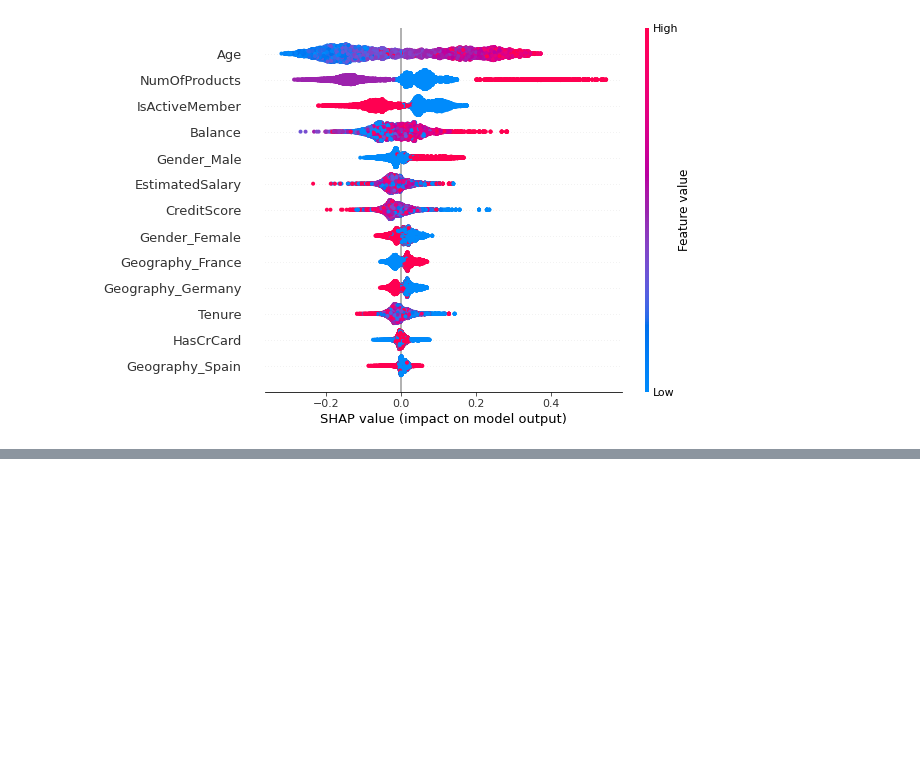
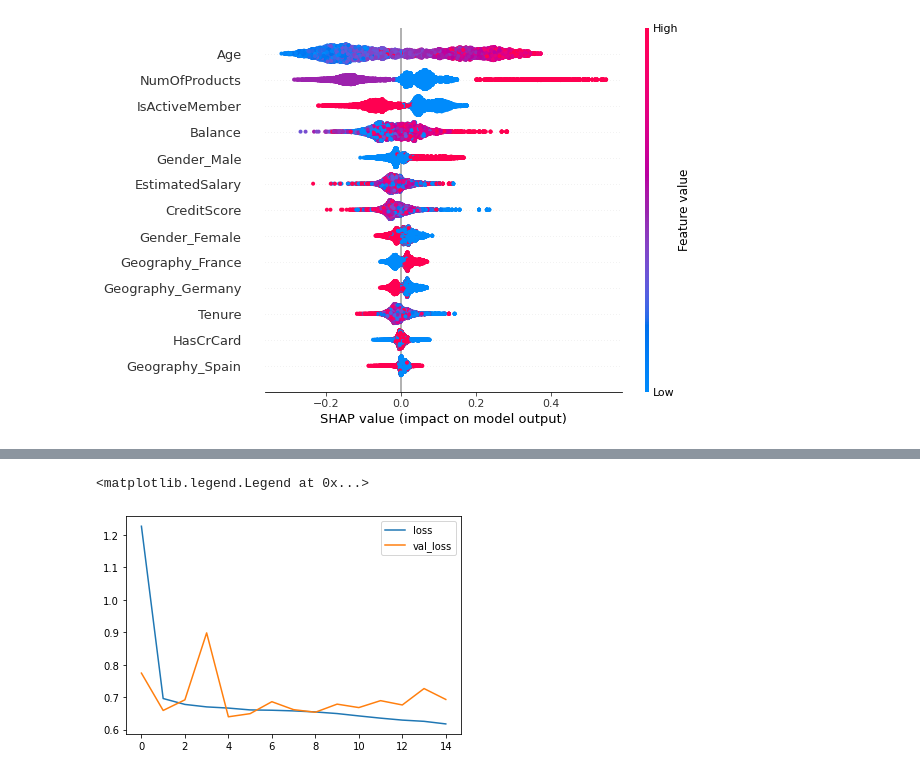
Before and after one commit to olihofmann/cas-aml, a Jupyter notebook: customer-churn-prediction/classical_algorithms.ipynb, the cells around one changed output, grey strips where cells are left out. Saved outputs shown, nothing was run; the diff lists cells and outputs as text; code cells hidden in the pictures; blank space fills up the shorter version.

Commit message:
Add neuronal network model

```diff
--- a/customer-churn-prediction/classical_algorithms.ipynb
+++ b/customer-churn-prediction/classical_algorithms.ipynb
@@ -542,0 +547,25 @@ shap.summary_plot(shap_values[1], X_explain.values, feature_names=X_explain.colu
+# %%
+nn_model = keras.models.Sequential([
+    keras.layers.Input(shape=X_train_onehot_scaled[-1].shape),
+    keras.layers.Dense(256, activation="relu",
+                        kernel_regularizer=keras.regularizers.l2(0.01)),
+    keras.layers.Dense(128, activation="relu",
+                        kernel_regularizer=keras.regularizers.l2(0.01)),
+    keras.layers.Dense(64, activation="relu",
+                        kernel_regularizer=keras.regularizers.l2(0.01)),
+    keras.layers.Dense(32, activation="relu",
+                        kernel_regularizer=keras.regularizers.l2(0.01)),
+    keras.layers.Dense(16, activation="relu",
+                        kernel_regularizer=keras.regularizers.l2(0.01)),
+    keras.layers.Dense(8, activation="relu",
+                        kernel_regularizer=keras.regularizers.l2(0.01)),
+    keras.layers.Dense(1, activation="sigmoid",
+                        kernel_regularizer=keras.regularizers.l2(0.01))
+])
+# %%
+nn_model.compile(
+    optimizer=keras.optimizers.Adam(learning_rate=0.001),
+    loss="binary_crossentropy",
+    metrics=["accuracy"])
+# %%
+history = nn_model.fit(X_train_onehot_scaled, y_train_resample, validation_data=(X_test_onehot_scaled, y_test), epochs=15)
@@ -542,0 +590,7 @@ shap.summary_plot(shap_values[1], X_explain.values, feature_names=X_explain.colu
+# %%
+plt.plot(history.history['loss'], label='loss')
+plt.plot(history.history['val_loss'], label='val_loss')
+plt.legend()
+# %% [output]
+<matplotlib.legend.Legend at 0x...>
+[figure, added]
```
Also changed, not shown: parts of 4 cells of this notebook.
